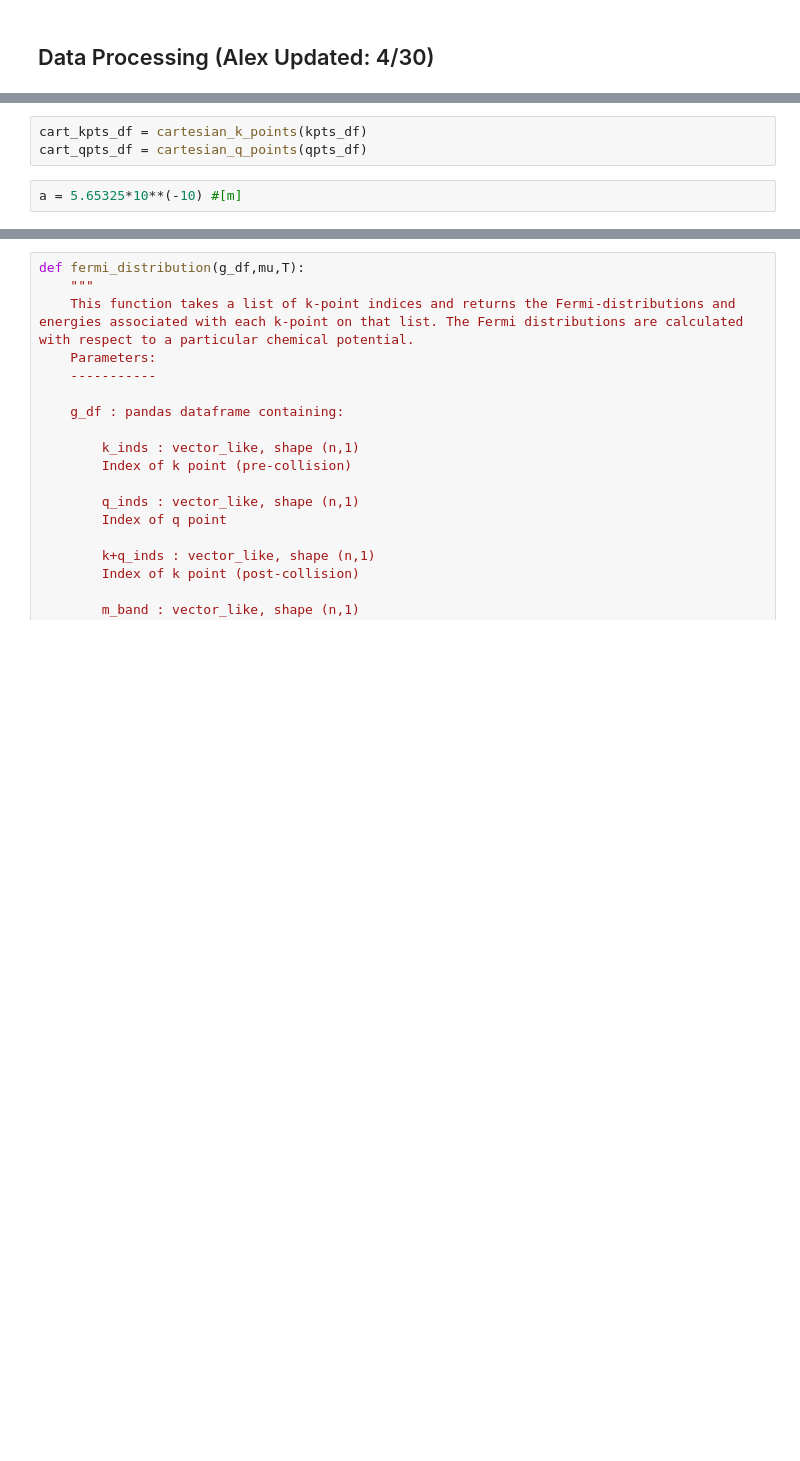
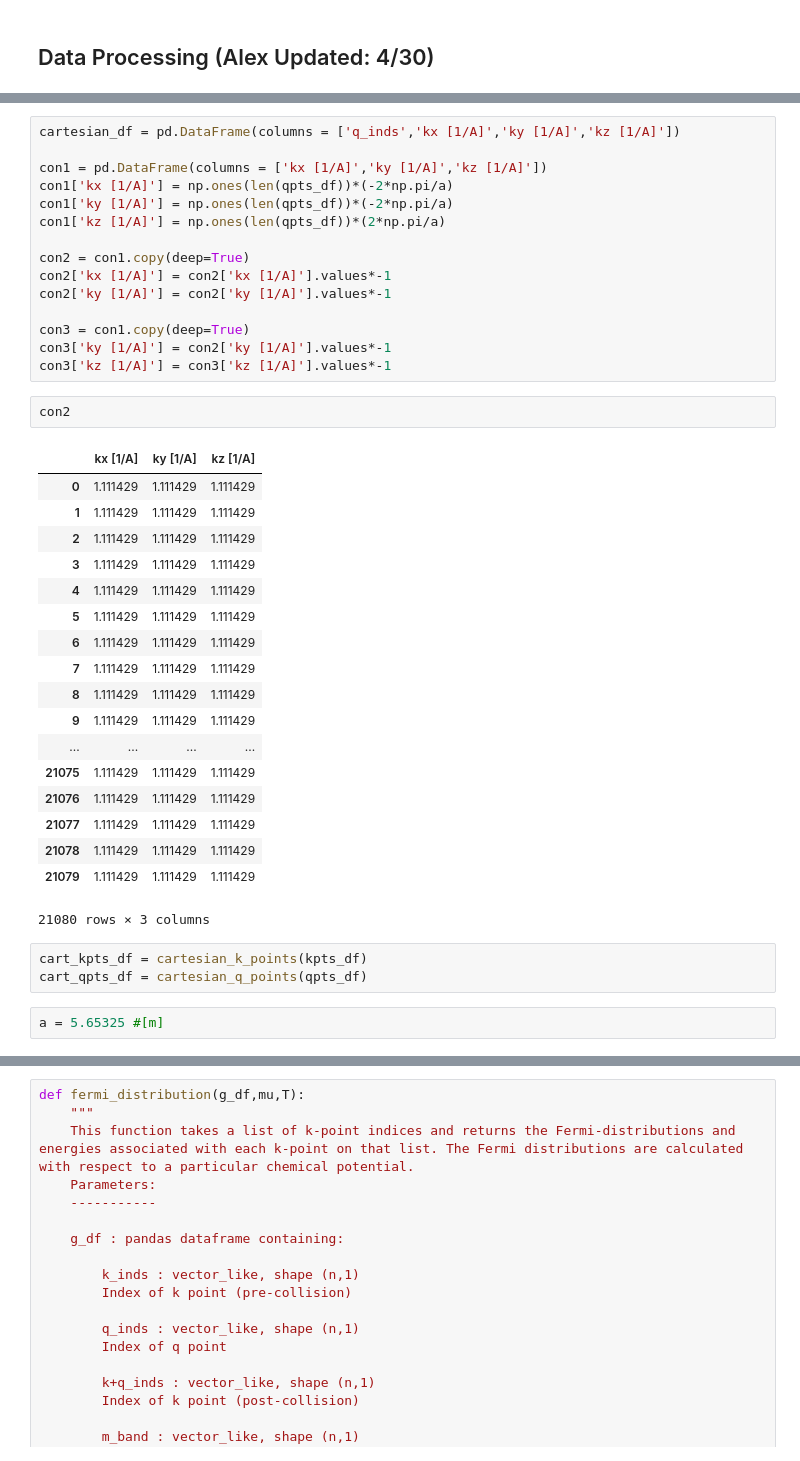
Before and after one commit to alexanderychoi/linear_boltzmann, a Jupyter notebook: data_processing_4_19.ipynb, the cells around one changed output, grey strips where cells are left out. Cells and saved outputs as stored; diff of their text form; blank space fills up the shorter version.

```diff
--- a/data_processing_4_19.ipynb
+++ b/data_processing_4_19.ipynb
@@ -236,7 +278,43 @@ def cartesian_q_points(qpts_df):
     cartesian_df['q_inds'] = qpts_df['q_inds'].values
     return cartesian_df
+# %%
+cartesian_df = pd.DataFrame(columns = ['q_inds','kx [1/A]','ky [1/A]','kz [1/A]'])
+
+con1 = pd.DataFrame(columns = ['kx [1/A]','ky [1/A]','kz [1/A]'])
+con1['kx [1/A]'] = np.ones(len(qpts_df))*(-2*np.pi/a)
+con1['ky [1/A]'] = np.ones(len(qpts_df))*(-2*np.pi/a)
+con1['kz [1/A]'] = np.ones(len(qpts_df))*(2*np.pi/a)
+
+con2 = con1.copy(deep=True)
+con2['kx [1/A]'] = con2['kx [1/A]'].values*-1
+con2['ky [1/A]'] = con2['ky [1/A]'].values*-1
+
+con3 = con1.copy(deep=True)
+con3['ky [1/A]'] = con2['ky [1/A]'].values*-1
+con3['kz [1/A]'] = con3['kz [1/A]'].values*-1
+# %%
+con2
+# %% [output]
+|  | kx [1/A] | ky [1/A] | kz [1/A] |
+| 0 | 1.111429 | 1.111429 | 1.111429 |
+| 1 | 1.111429 | 1.111429 | 1.111429 |
+| 2 | 1.111429 | 1.111429 | 1.111429 |
+| 3 | 1.111429 | 1.111429 | 1.111429 |
+| 4 | 1.111429 | 1.111429 | 1.111429 |
+| 5 | 1.111429 | 1.111429 | 1.111429 |
+| 6 | 1.111429 | 1.111429 | 1.111429 |
+| 7 | 1.111429 | 1.111429 | 1.111429 |
+| 8 | 1.111429 | 1.111429 | 1.111429 |
+| 9 | 1.111429 | 1.111429 | 1.111429 |
+| ... | ... | ... | ... |
+| 21075 | 1.111429 | 1.111429 | 1.111429 |
+| 21076 | 1.111429 | 1.111429 | 1.111429 |
+| 21077 | 1.111429 | 1.111429 | 1.111429 |
+| 21078 | 1.111429 | 1.111429 | 1.111429 |
+| 21079 | 1.111429 | 1.111429 | 1.111429 |
+21080 rows × 3 columns
 # %%
 cart_kpts_df = cartesian_k_points(kpts_df)
 cart_qpts_df = cartesian_q_points(qpts_df)
 # %%
-a = 5.65325*10**(-10) #[m]
+a = 5.65325 #[m]
```
Also changed, not shown: parts of 17 cells of this notebook.
